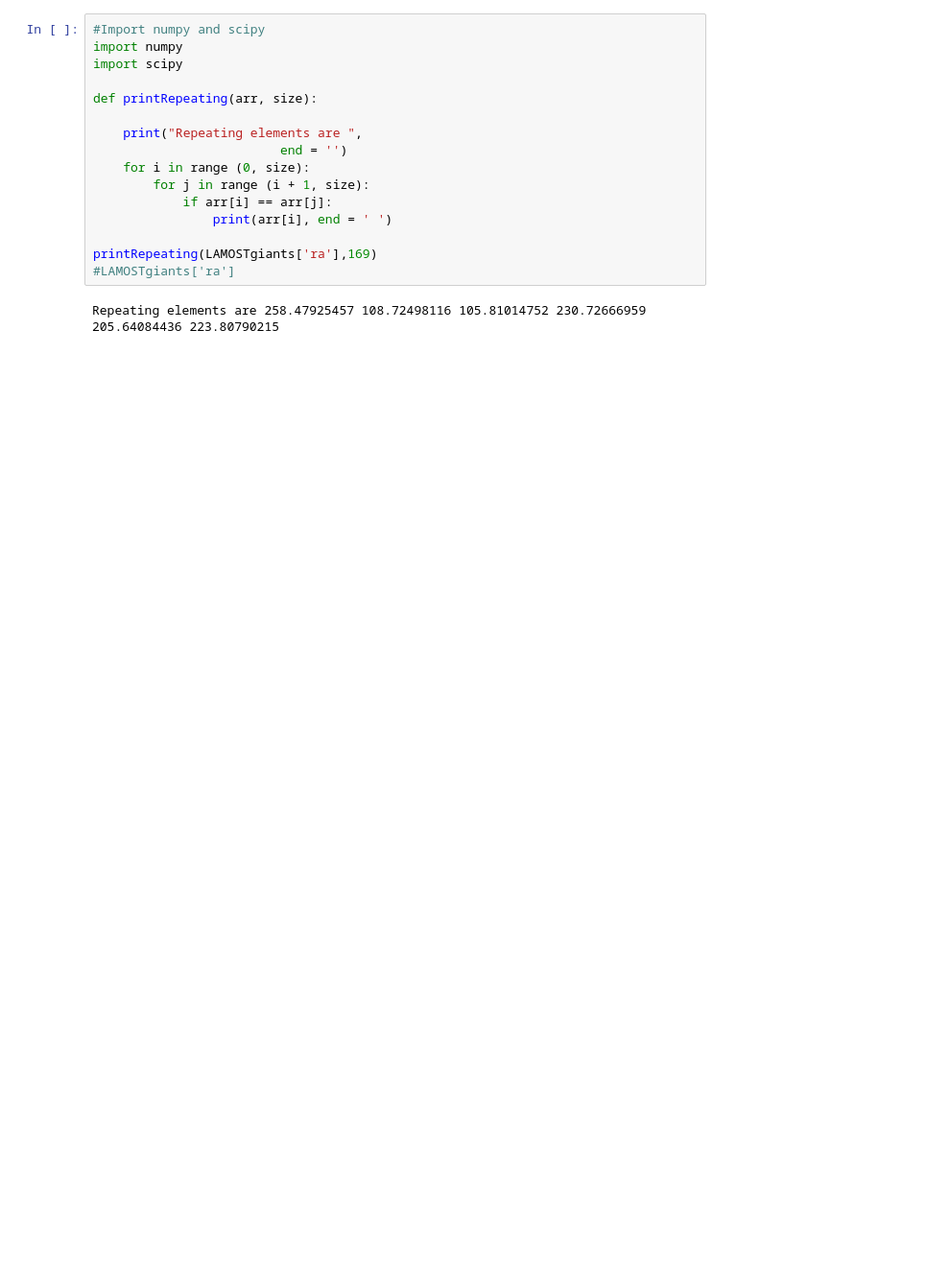
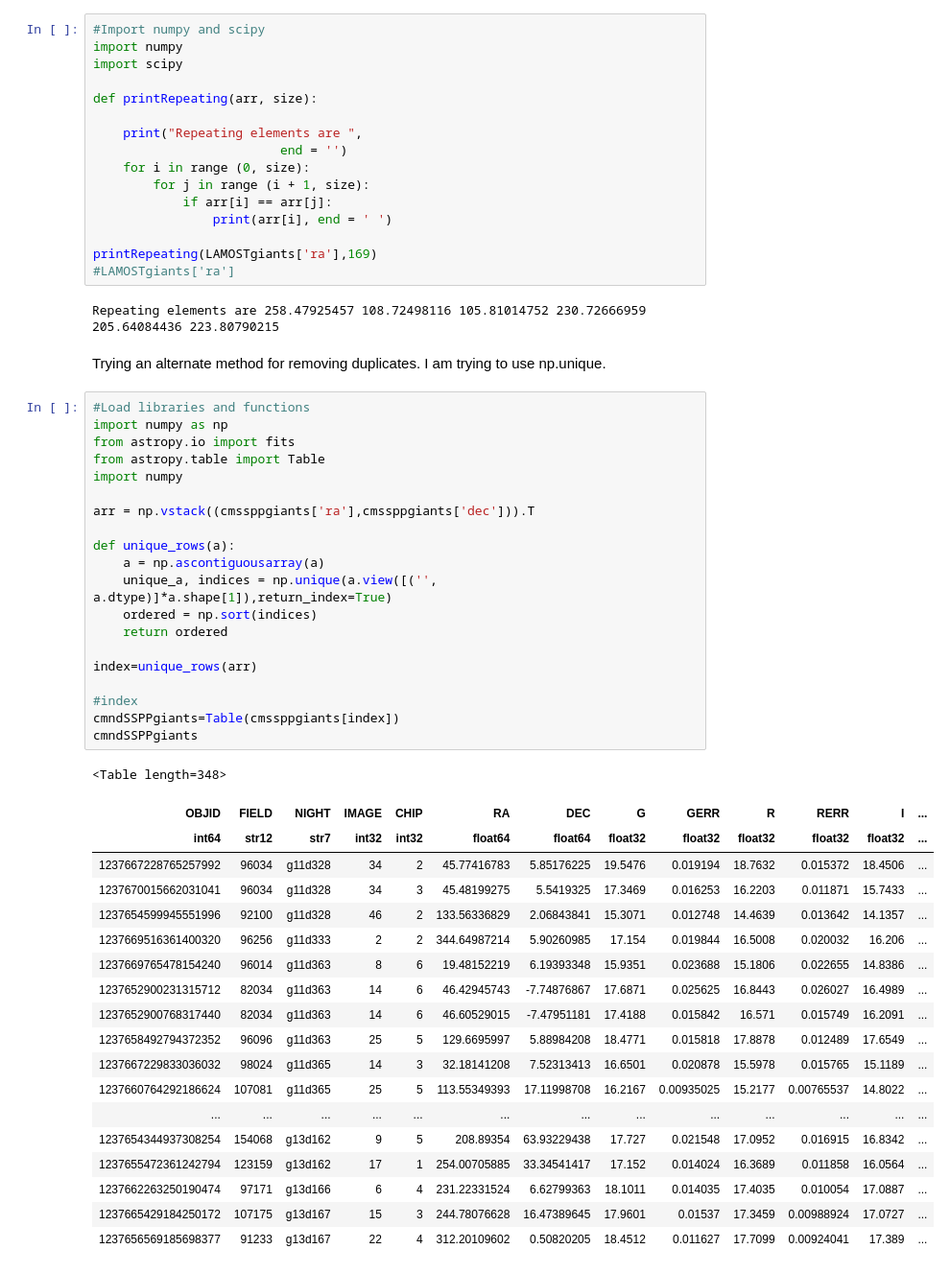
Before and after one commit to shebenst/DDO51-Metallicities, a Jupyter notebook: Halo DDO51 Metallicities.ipynb, the cells around one changed output. Shown at 96% size. Drawn from its saved outputs; the diff is of its cells as text; blank space fills up the shorter version.

```diff
--- a/Halo DDO51 Metallicities.ipynb
+++ b/Halo DDO51 Metallicities.ipynb
@@ -424,3 +427,45 @@ printRepeating(LAMOSTgiants['ra'],169)
 #LAMOSTgiants['ra']
 # %% [output]
 Repeating elements are 258.47925457 108.72498116 105.81014752 230.72666959 205.64084436 223.80790215
+# %% [markdown]
+<p>Trying an alternate method for removing duplicates.  I am trying to use np.unique.</p>
+# %%
+#Load libraries and functions
+import numpy as np
+from astropy.io import fits
+from astropy.table import Table
+import numpy
+
+arr = np.vstack((cmssppgiants['ra'],cmssppgiants['dec'])).T
+
+def unique_rows(a):
+    a = np.ascontiguousarray(a)
+    unique_a, indices = np.unique(a.view([('', a.dtype)]*a.shape[1]),return_index=True)
+    ordered = np.sort(indices)
+    return ordered
+
+index=unique_rows(arr)
+
+#index
+cmndSSPPgiants=Table(cmssppgiants[index])
+cmndSSPPgiants
+# %% [output]
+<Table length=348>
+| OBJID | FIELD | NIGHT | IMAGE | CHIP | RA | DEC | G | GERR | R | RERR | I | ... |
+| int64 | str12 | str7 | int32 | int32 | float64 | float64 | float32 | float32 | float32 | float32 | float32 | ... |
+| 1237667228765257992 | 96034 | g11d328 | 34 | 2 | 45.77416783 | 5.85176225 | 19.5476 | 0.019194 | 18.7632 | 0.015372 | 18.4506 | ... |
+| 1237670015662031041 | 96034 | g11d328 | 34 | 3 | 45.48199275 | 5.5419325 | 17.3469 | 0.016253 | 16.2203 | 0.011871 | 15.7433 | ... |
+| 1237654599945551996 | 92100 | g11d328 | 46 | 2 | 133.56336829 | 2.06843841 | 15.3071 | 0.012748 | 14.4639 | 0.013642 | 14.1357 | ... |
+| 1237669516361400320 | 96256 | g11d333 | 2 | 2 | 344.64987214 | 5.90260985 | 17.154 | 0.019844 | 16.5008 | 0.020032 | 16.206 | ... |
+| 1237669765478154240 | 96014 | g11d363 | 8 | 6 | 19.48152219 | 6.19393348 | 15.9351 | 0.023688 | 15.1806 | 0.022655 | 14.8386 | ... |
+| 1237652900231315712 | 82034 | g11d363 | 14 | 6 | 46.42945743 | -7.74876867 | 17.6871 | 0.025625 | 16.8443 | 0.026027 | 16.4989 | ... |
+| 1237652900768317440 | 82034 | g11d363 | 14 | 6 | 46.60529015 | -7.47951181 | 17.4188 | 0.015842 | 16.571 | 0.015749 | 16.2091 | ... |
+| 1237658492794372352 | 96096 | g11d363 | 25 | 5 | 129.6695997 | 5.88984208 | 18.4771 | 0.015818 | 17.8878 | 0.012489 | 17.6549 | ... |
+| 1237667229833036032 | 98024 | g11d365 | 14 | 3 | 32.18141208 | 7.52313413 | 16.6501 | 0.020878 | 15.5978 | 0.015765 | 15.1189 | ... |
+| 1237660764292186624 | 107081 | g11d365 | 25 | 5 | 113.55349393 | 17.11998708 | 16.2167 | 0.00935025 | 15.2177 | 0.00765537 | 14.8022 | ... |
+| ... | ... | ... | ... | ... | ... | ... | ... | ... | ... | ... | ... | ... |
+| 1237654344937308254 | 154068 | g13d162 | 9 | 5 | 208.89354 | 63.93229438 | 17.727 | 0.021548 | 17.0952 | 0.016915 | 16.8342 | ... |
+| 1237655472361242794 | 123159 | g13d162 | 17 | 1 | 254.00705885 | 33.34541417 | 17.152 | 0.014024 | 16.3689 | 0.011858 | 16.0564 | ... |
+| 1237662263250190474 | 97171 | g13d166 | 6 | 4 | 231.22331524 | 6.62799363 | 18.1011 | 0.014035 | 17.4035 | 0.010054 | 17.0887 | ... |
+| 1237665429184250172 | 107175 | g13d167 | 15 | 3 | 244.78076628 | 16.47389645 | 17.9601 | 0.01537 | 17.3459 | 0.00988924 | 17.0727 | ... |
+| 1237656569185698377 | 91233 | g13d167 | 22 | 4 | 312.20109602 | 0.50820205 | 18.4512 | 0.011627 | 17.7099 | 0.00924041 | 17.389 | ... |
```
Also changed, not shown: parts of 1 cell of this notebook.
